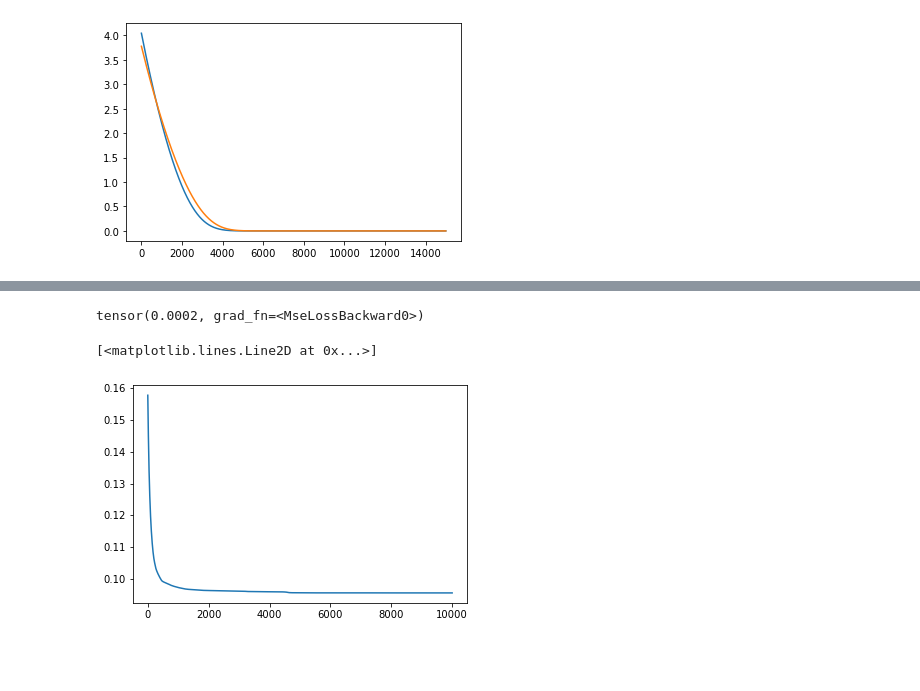
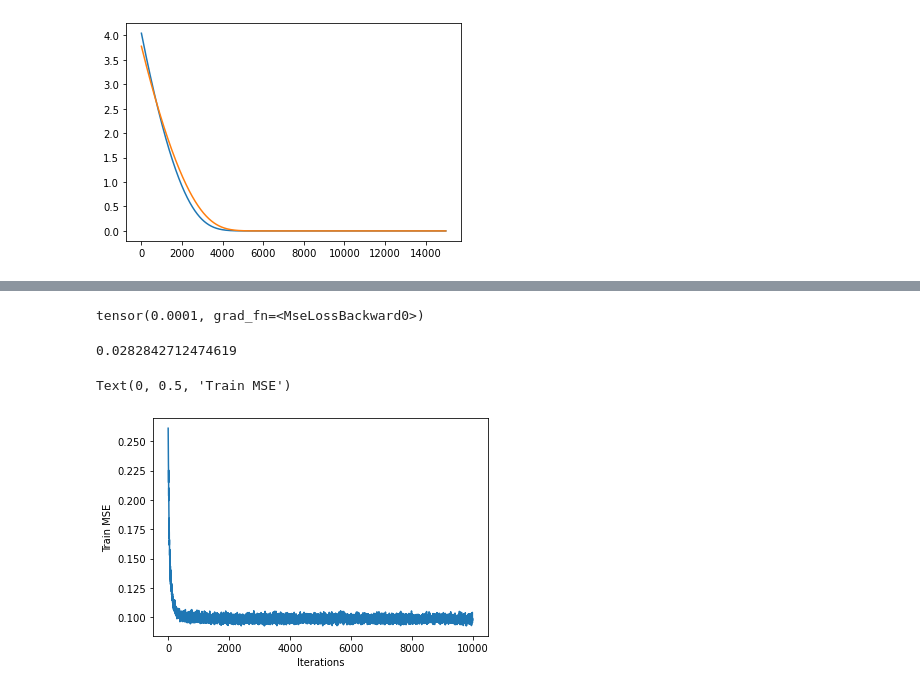
Before and after one commit to Nicolaskirsch2000/PV_prediction, a Jupyter notebook: FedAvg.ipynb, the cells around one changed output, grey strips where cells are left out. Saved outputs shown, nothing was run; the diff lists cells and outputs as text; code cells hidden in the pictures; blank space fills up the shorter version.

```diff
--- a/FedAvg.ipynb
+++ b/FedAvg.ipynb
@@ -643,7 +643,7 @@ def fed_sgd(data, iterations, N, S, n_feat):
         model_server.bias.grad = bias_mean
         optimizer_server.step()
         torch.nn.utils.clip_grad_norm_(parameters=model_server.parameters(), max_norm=10, norm_type=2.0)
-    return model_server, grad_mean_hist
+    return model_server
 # %%
 #Number of iterations
 iterations = 15000
@@ -735,11 +839,11 @@ Next steps - more specificity in dataset selection (use sel var)
 
 All in a function
 # %%
-iteration = 10000
+iterations = 20000
 
 n = 300
 alpha = 2
-beta = 2
+beta = 6
 teta = 1
 
 n_feat = 2
@@ -748,10 +852,16 @@ n_feat = 2
 N = 8
 S = 4
 
+mu = 0
+sigma = 2
+
 x = torch.randn(n, 2)
 y = []
 for i in range(len(x)):
-    y.append(x[i][0]*alpha + x[i][1]*beta)
+    y.append(x[i][0]*alpha + x[i][1]*beta + teta)
+
+for i in range(len(y)):
+    y[i] = y[i] + np.random.normal(mu, sigma, 1)
 
 y = torch.FloatTensor(y)
 y = y.reshape(300,1)
@@ -783,17 +894,0 @@ plt.plot(range(0,len(al)), np.abs(bet))
-# %%
-#Create toy data from arbitrary model (see if the fed non linear reaches theses weights again)
-
-
-
-mod = NeuralNetwork(input_dim, hidden_dim, output_dim)
-
-layer_1_w = mod.layer_1.weight
-#layer_2_w = mod.layer_2.weight
-
-x = torch.randn(10000, input_dim)
-
-y = mod(x) + (0.1**0.5)*torch.randn(10000,1)
-
-print(layer_1_w)
-#print(mod.layer_1.weight)
-y
@@ -860,13 +895,3 @@ tensor([[-0.1133,  0.0286],
-# %%
-x_test = torch.randn(1000, input_dim)
-
-y_test = mod(x)
-
-y_pred = model(x)
-
-loss_fn(y_pred,y_test)
-# %% [output]
-tensor(0.0002, grad_fn=<MseLossBackward0>)
 # %%
 #Number of clients
 N = 25
@@ -884,28 +909,50 @@ mod = NeuralNetwork(input_dim, hidden_dim, output_dim)
 layer_1_w = mod.layer_1.weight
 layer_2_w = mod.layer_2.weight
 
-x = torch.randn(1000, 2)
 
-y = mod(x) + (0.1**0.5)*torch.randn(1000,1)
 #Create N clients
 d = []
 
+
+
 for i in range(0,N):
+    x = torch.randn(1000, 2)
+
+    y = mod(x) + (0.1**0.5)*torch.randn(1000,1)
+
     d.append((x,y))
 
 
 iteration = 10000
 
-out_mod, loss, mod_test, hist= fed_sgd_nn(d, iteration, N, S, n_feat)
+out_mod, loss, hist= fed_sgd_nn(d, iteration, N, S, n_feat, hidden_dim = 10)
+# %%
+x_test = torch.randn(1000, input_dim)
+
+y_test = mod(x)
+
+y_pred = out_mod(x)
+
+loss_fn = nn.MSELoss()
+
+loss_fn(y_pred,y_test)
+# %% [output]
+tensor(0.0001, grad_fn=<MseLossBackward0>)
+# %%
+np.sqrt(0.0008)
+# %% [output]
+0.0282842712474619
 # %%
 loss
 
 a = [np.mean(loss[i]) for i in range(len(loss))]
 
 plt.plot(a)
+plt.xlabel("Iterations")
+plt.ylabel("Train MSE")
 # %% [output]
-[<matplotlib.lines.Line2D at 0x...>]
+Text(0, 0.5, 'Train MSE')
-[figure, old version]
+[figure, new version]
 # %%
 print(layer_1_w)
 print(out_mod.layer_1.weight)
```
Also changed, not shown: parts of 29 cells of this notebook, 15 other files.
